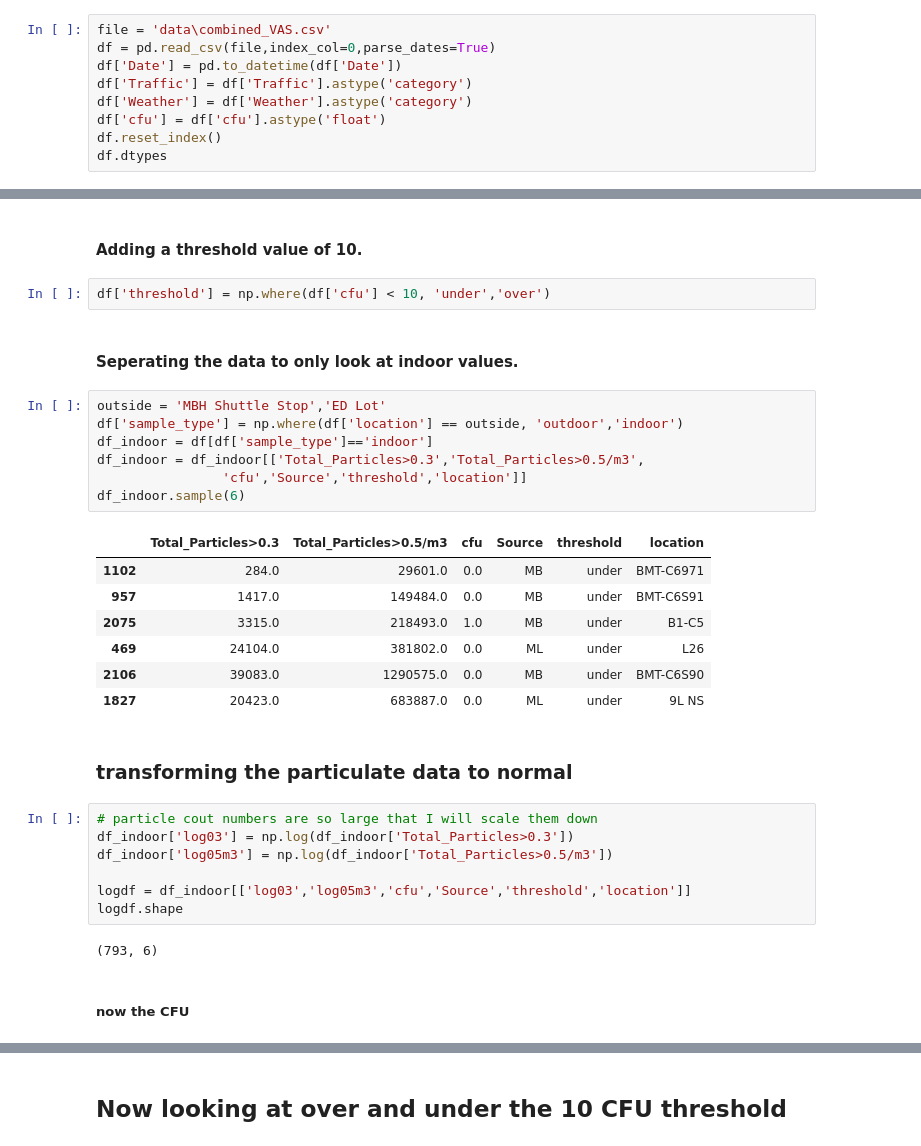
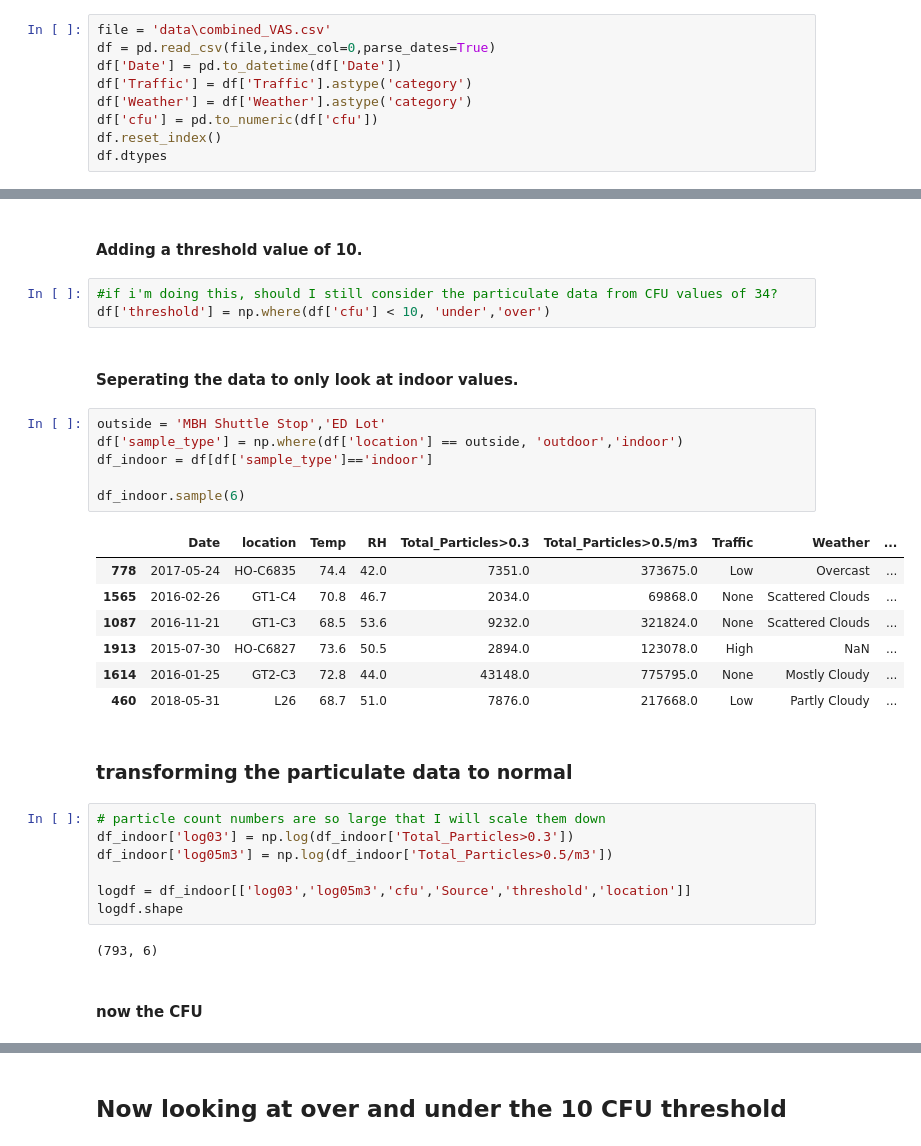
Before and after one commit to jamesclay06/Springboard, a Jupyter notebook: ViableSamplingProject/VAS_EDA.ipynb, the cells around one changed output, grey strips where cells are left out. Cells and saved outputs as stored; diff of their text form.

```diff
--- a/ViableSamplingProject/VAS_EDA.ipynb
+++ b/ViableSamplingProject/VAS_EDA.ipynb
@@ -32,7 +32,7 @@ df = pd.read_csv(file,index_col=0,parse_dates=True)
 df['Date'] = pd.to_datetime(df['Date'])
 df['Traffic'] = df['Traffic'].astype('category')
 df['Weather'] = df['Weather'].astype('category')
-df['cfu'] = df['cfu'].astype('float')
+df['cfu'] = pd.to_numeric(df['cfu'])
 df.reset_index()
 df.dtypes
 # %% [output]
@@ -62,29 +71,29 @@ hist = df.hist(bins=10, figsize=(10,10))
 [figure]
 # %% [markdown]
 #### Adding a threshold value of 10.
-# %%
-df['threshold'] = np.where(df['cfu'] < 10, 'under','over')
+# %%
+#if i'm doing this, should I still consider the particulate data from CFU values of 34?
+df['threshold'] = np.where(df['cfu'] < 10, 'under','over')
 # %% [markdown]
 #### Seperating the data to only look at indoor values.
 # %%
 outside = 'MBH Shuttle Stop','ED Lot'
 df['sample_type'] = np.where(df['location'] == outside, 'outdoor','indoor')
 df_indoor = df[df['sample_type']=='indoor']
-df_indoor = df_indoor[['Total_Particles>0.3','Total_Particles>0.5/m3',
-                'cfu','Source','threshold','location']]
+
 df_indoor.sample(6)
 # %% [output]
-|  | Total_Particles>0.3 | Total_Particles>0.5/m3 | cfu | Source | threshold | location |
-| 1102 | 284.0 | 29601.0 | 0.0 | MB | under | BMT-C6971 |
-| 957 | 1417.0 | 149484.0 | 0.0 | MB | under | BMT-C6S91 |
-| 2075 | 3315.0 | 218493.0 | 1.0 | MB | under | B1-C5 |
-| 469 | 24104.0 | 381802.0 | 0.0 | ML | under | L26 |
-| 2106 | 39083.0 | 1290575.0 | 0.0 | MB | under | BMT-C6S90 |
-| 1827 | 20423.0 | 683887.0 | 0.0 | ML | under | 9L NS |
+|  | Date | location | Temp | RH | Total_Particles>0.3 | Total_Particles>0.5/m3 | Traffic | Weather | ... |
+| 778 | 2017-05-24 | HO-C6835 | 74.4 | 42.0 | 7351.0 | 373675.0 | Low | Overcast | ... |
+| 1565 | 2016-02-26 | GT1-C4 | 70.8 | 46.7 | 2034.0 | 69868.0 | None | Scattered Clouds | ... |
+| 1087 | 2016-11-21 | GT1-C3 | 68.5 | 53.6 | 9232.0 | 321824.0 | None | Scattered Clouds | ... |
+| 1913 | 2015-07-30 | HO-C6827 | 73.6 | 50.5 | 2894.0 | 123078.0 | High | NaN | ... |
+| 1614 | 2016-01-25 | GT2-C3 | 72.8 | 44.0 | 43148.0 | 775795.0 | None | Mostly Cloudy | ... |
+| 460 | 2018-05-31 | L26 | 68.7 | 51.0 | 7876.0 | 217668.0 | Low | Partly Cloudy | ... |
 # %% [markdown]
 ### transforming the particulate data to normal
 # %%
-# particle cout numbers are so large that I will scale them down
+# particle count numbers are so large that I will scale them down
 df_indoor['log03'] = np.log(df_indoor['Total_Particles>0.3'])
 df_indoor['log05m3'] = np.log(df_indoor['Total_Particles>0.5/m3'])
 
@@ -93,7 +102,7 @@ logdf.shape
 # %% [output]
 (793, 6)
 # %% [markdown]
-##### now the CFU
+#### now the CFU
 # %%
 #lets see if cfu can be normalized
 z = np.asarray(logdf['cfu'])
```
Also changed, not shown: parts of 32 cells of this notebook.
